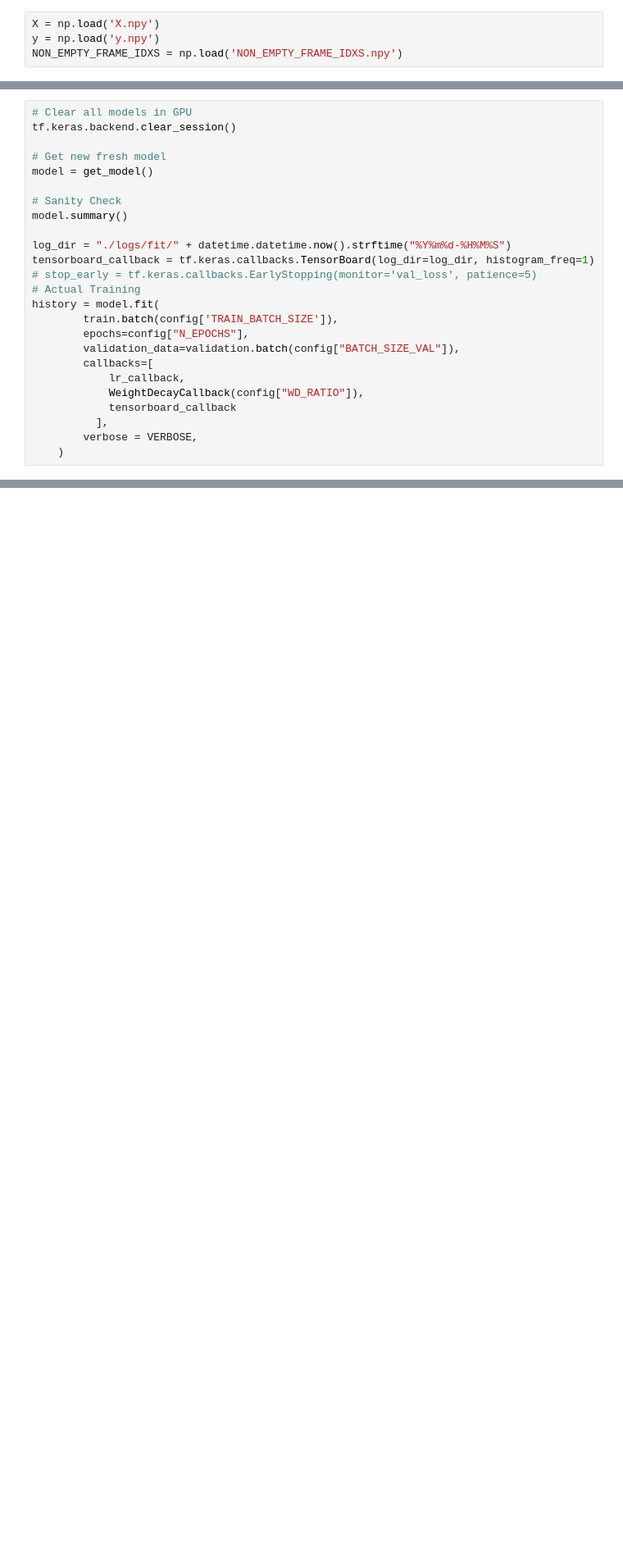
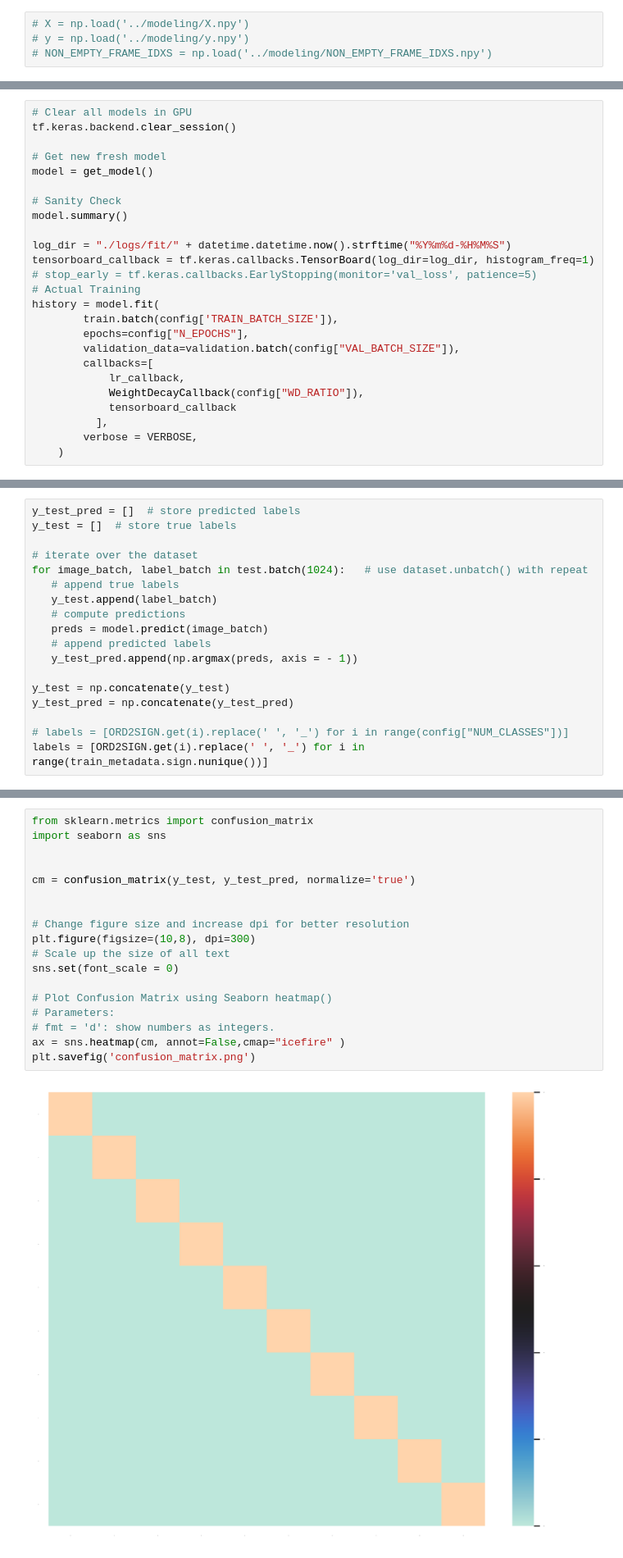
Before and after one commit to romendiratta/isolated-sign-language-recognition, a Jupyter notebook: model_final/kaggle-p2-t1.ipynb, the cells around one changed output, grey strips where cells are left out. Shown at 82% size. Drawn from its saved outputs; the diff is of its cells as text; blank space fills up the shorter version.

```diff
--- a/model_final/kaggle-p2-t1.ipynb
+++ b/model_final/kaggle-p2-t1.ipynb
@@ -717,7 +716,7 @@ def get_model():
 
     return model
 # %%
-X = np.load('X.npy')
-y = np.load('y.npy')
-NON_EMPTY_FRAME_IDXS = np.load('NON_EMPTY_FRAME_IDXS.npy')
+# X = np.load('../modeling/X.npy')
+# y = np.load('../modeling/y.npy')
+# NON_EMPTY_FRAME_IDXS = np.load('../modeling/NON_EMPTY_FRAME_IDXS.npy')
 # %%
@@ -803,7 +818,7 @@ tensorboard_callback = tf.keras.callbacks.TensorBoard(log_dir=log_dir, histogram
 history = model.fit(
         train.batch(config['TRAIN_BATCH_SIZE']),
         epochs=config["N_EPOCHS"],
-        validation_data=validation.batch(config["BATCH_SIZE_VAL"]),
+        validation_data=validation.batch(config["VAL_BATCH_SIZE"]),
         callbacks=[
             lr_callback,
             WeightDecayCallback(config["WD_RATIO"]),
@@ -993,0 +1087,18 @@ print("TRUE : ", train_metadata.sign.values[0], f'[{train_metadata.sign_ord.valu
+# %%
+y_test_pred = []  # store predicted labels
+y_test = []  # store true labels
+
+# iterate over the dataset
+for image_batch, label_batch in test.batch(1024):   # use dataset.unbatch() with repeat
+   # append true labels
+   y_test.append(label_batch)
+   # compute predictions
+   preds = model.predict(image_batch)
+   # append predicted labels
+   y_test_pred.append(np.argmax(preds, axis = - 1))
+
+y_test = np.concatenate(y_test)
+y_test_pred = np.concatenate(y_test_pred)
+
+# labels = [ORD2SIGN.get(i).replace(' ', '_') for i in range(config["NUM_CLASSES"])]
+labels = [ORD2SIGN.get(i).replace(' ', '_') for i in range(train_metadata.sign.nunique())]
@@ -993,0 +1113,20 @@ print("TRUE : ", train_metadata.sign.values[0], f'[{train_metadata.sign_ord.valu
+# %%
+from sklearn.metrics import confusion_matrix
+import seaborn as sns
+
+
+cm = confusion_matrix(y_test, y_test_pred, normalize='true')
+
+
+# Change figure size and increase dpi for better resolution
+plt.figure(figsize=(10,8), dpi=300)
+# Scale up the size of all text
+sns.set(font_scale = 0)
+
+# Plot Confusion Matrix using Seaborn heatmap()
+# Parameters:
+# fmt = 'd': show numbers as integers.
+ax = sns.heatmap(cm, annot=False,cmap="icefire" )
+plt.savefig('confusion_matrix.png')
+# %% [output]
+[figure, added]
```
Also changed, not shown: parts of 28 cells of this notebook.
